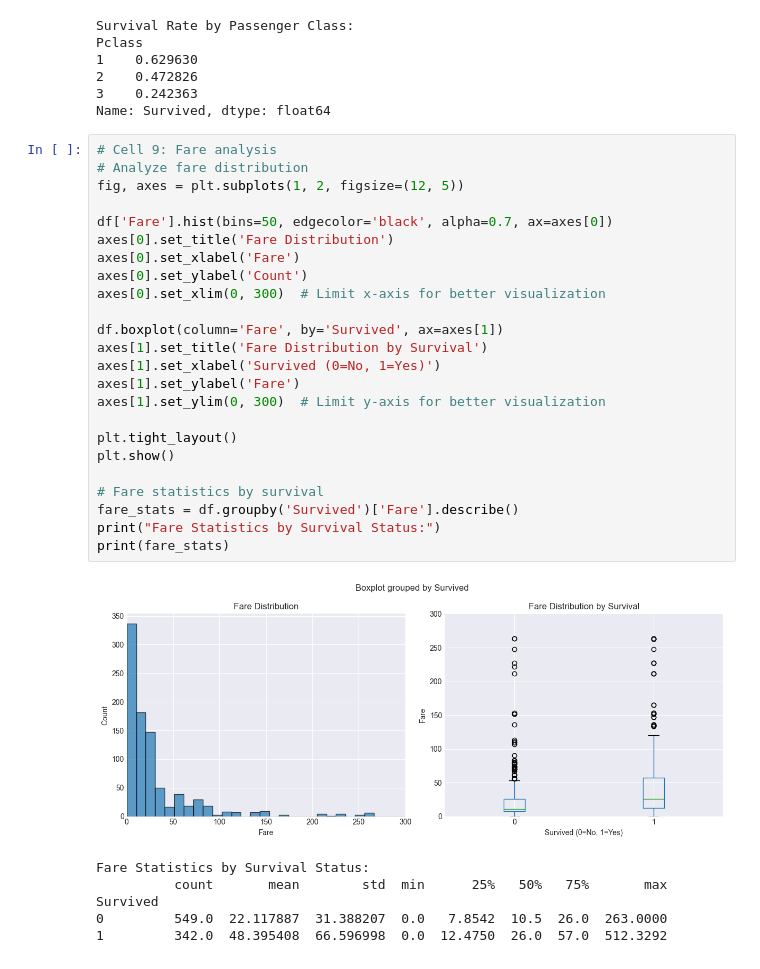
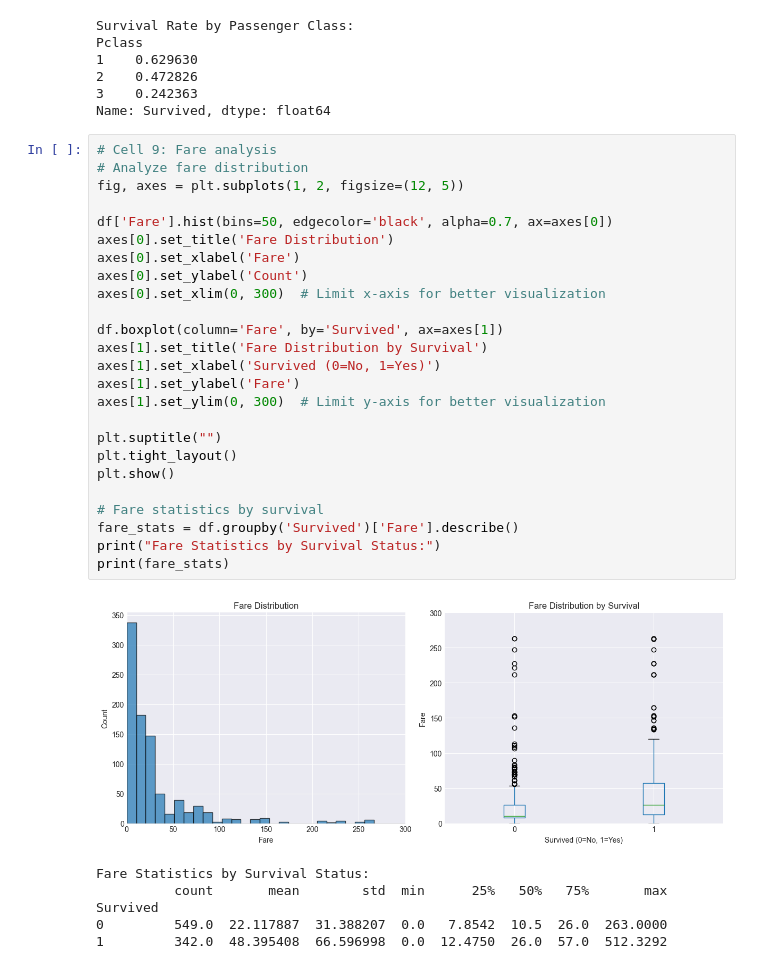
Before and after one commit to ka4en3/titanic-eda, a Jupyter notebook: titanic_eda.ipynb, the cells around one changed output. Drawn from its saved outputs; the diff is of its cells as text.

```diff
--- a/titanic_eda.ipynb
+++ b/titanic_eda.ipynb
@@ -284,29 +284,30 @@ Name: Survived, dtype: float64
 # %%
 # Cell 9: Fare analysis
 # Analyze fare distribution
 fig, axes = plt.subplots(1, 2, figsize=(12, 5))
 
 df['Fare'].hist(bins=50, edgecolor='black', alpha=0.7, ax=axes[0])
 axes[0].set_title('Fare Distribution')
 axes[0].set_xlabel('Fare')
 axes[0].set_ylabel('Count')
 axes[0].set_xlim(0, 300)  # Limit x-axis for better visualization
 
 df.boxplot(column='Fare', by='Survived', ax=axes[1])
 axes[1].set_title('Fare Distribution by Survival')
 axes[1].set_xlabel('Survived (0=No, 1=Yes)')
 axes[1].set_ylabel('Fare')
 axes[1].set_ylim(0, 300)  # Limit y-axis for better visualization
 
+plt.suptitle("")
 plt.tight_layout()
 plt.show()
 
 # Fare statistics by survival
 fare_stats = df.groupby('Survived')['Fare'].describe()
 print("Fare Statistics by Survival Status:")
 print(fare_stats)
 # %% [output]
-[figure, old version]
+[figure, new version]
 Fare Statistics by Survival Status:
           count       mean        std  min      25%   50%   75%       max
 Survived
```
Also changed, not shown: parts of 1 cell of this notebook.
